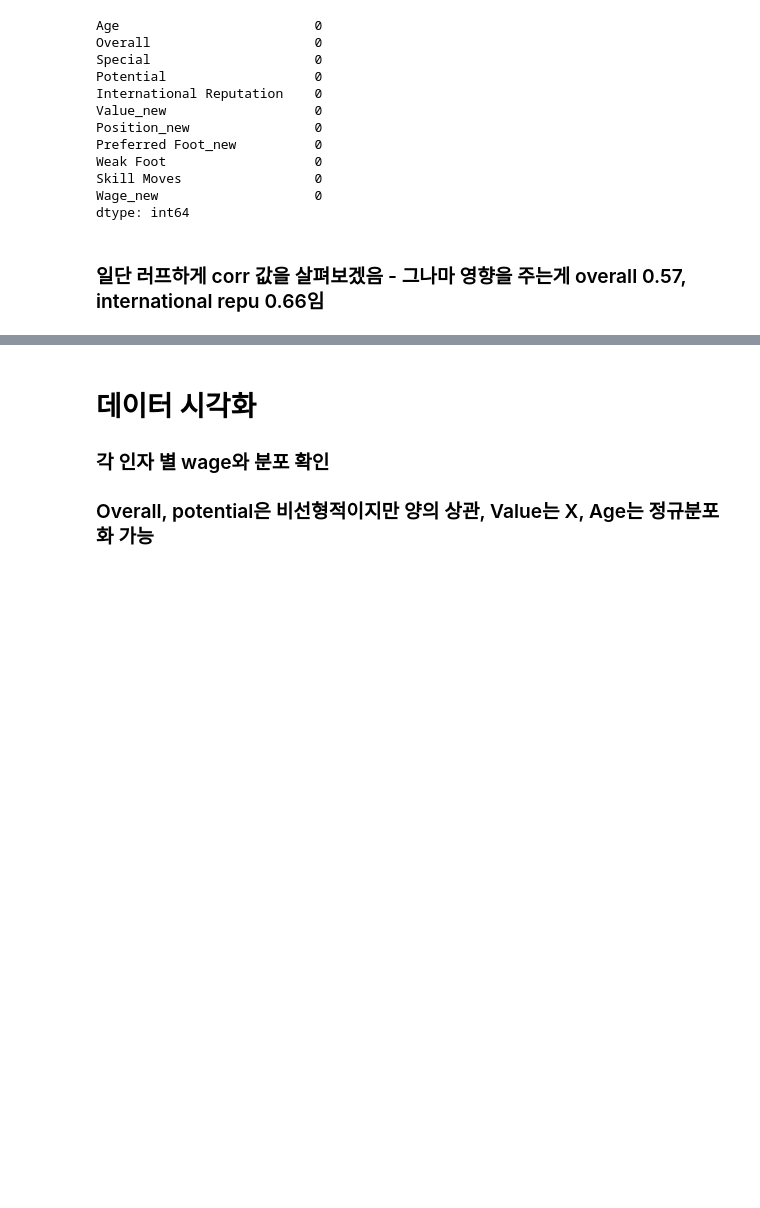
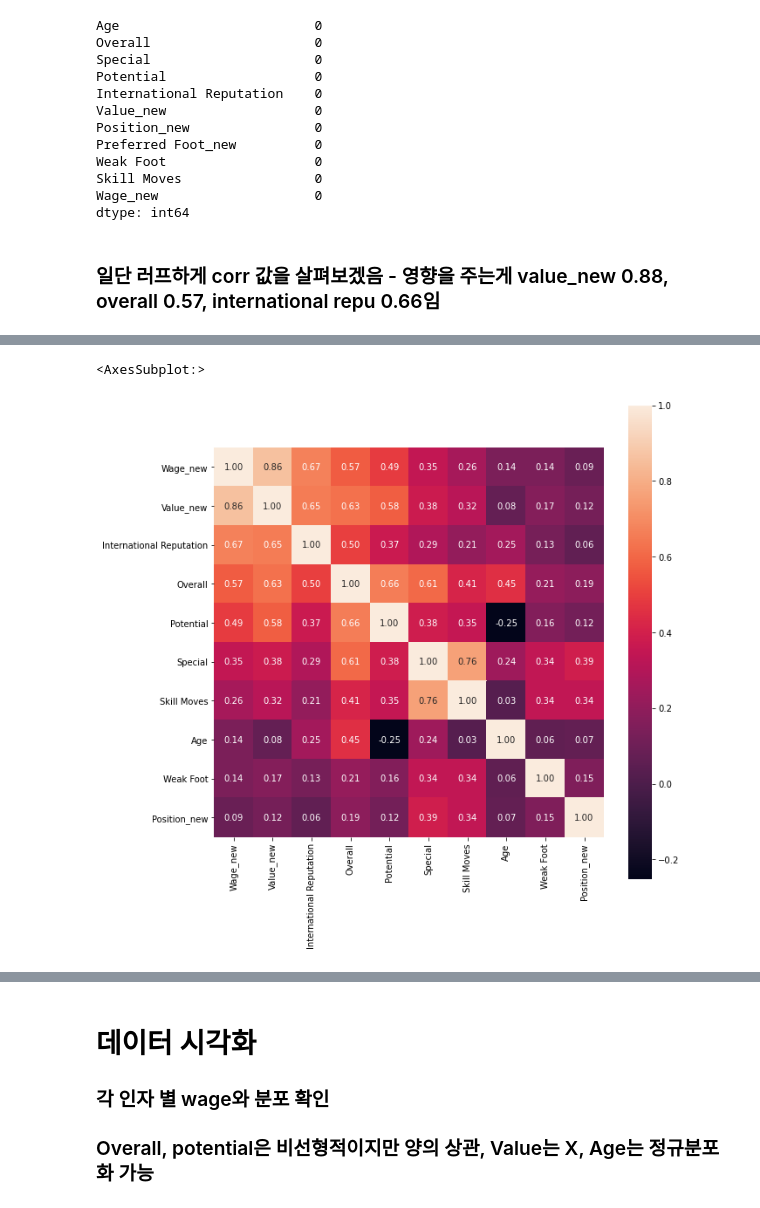
Before and after one commit to seungryuloh/dac, a Jupyter notebook: fifa_seungryul.ipynb, the cells around one changed output, grey strips where cells are left out. Saved outputs shown, nothing was run; the diff lists cells and outputs as text; code cells hidden in the pictures; blank space fills up the shorter version.

```diff
--- a/fifa_seungryul.ipynb
+++ b/fifa_seungryul.ipynb
@@ -184,7 +275,15 @@ Skill Moves                 0
 Wage_new                    0
 dtype: int64
 # %% [markdown]
-### 일단 러프하게 corr 값을 살펴보겠음 - 그나마 영향을 주는게 overall 0.57, international repu 0.66임
+### 일단 러프하게 corr 값을 살펴보겠음 - 영향을 주는게 value_new 0.88, overall 0.57, international repu 0.66임
 # %%
-fifa_sort_new.corr()
+corrmat = fifa_sort_new.corr()
+
+k=10
+cols = corrmat.nlargest(k, 'Wage_new')['Wage_new'].index
+cm = np.corrcoef(fifa_sort_new[cols].values.T)
+
+plt.figure(figsize=(10, 10))
+sns.heatmap(data = cm, cbar=True, annot=True, square=True,
+            fmt='.2f', annot_kws={'size': 10}, yticklabels=cols.values, xticklabels=cols.values)
 # %% [output]
@@ -203,3 +290,5 @@ fifa_sort_new.corr()
+<AxesSubplot:>
+[figure, added]
 # %% [markdown]
 ### 그럼 position 별로 평균 급여가 얼마인지 보겠음 - RF가 평균 급여가 제일 높고 골키퍼가 제일 낮음..
 ### 전체 상관성은 적어도 그 사람의 전체 stat을 보고 어느 포지션에 속할지 예측하면 wage도 예측할 수 있을까?
```
Also changed, not shown: parts of 32 cells of this notebook.
